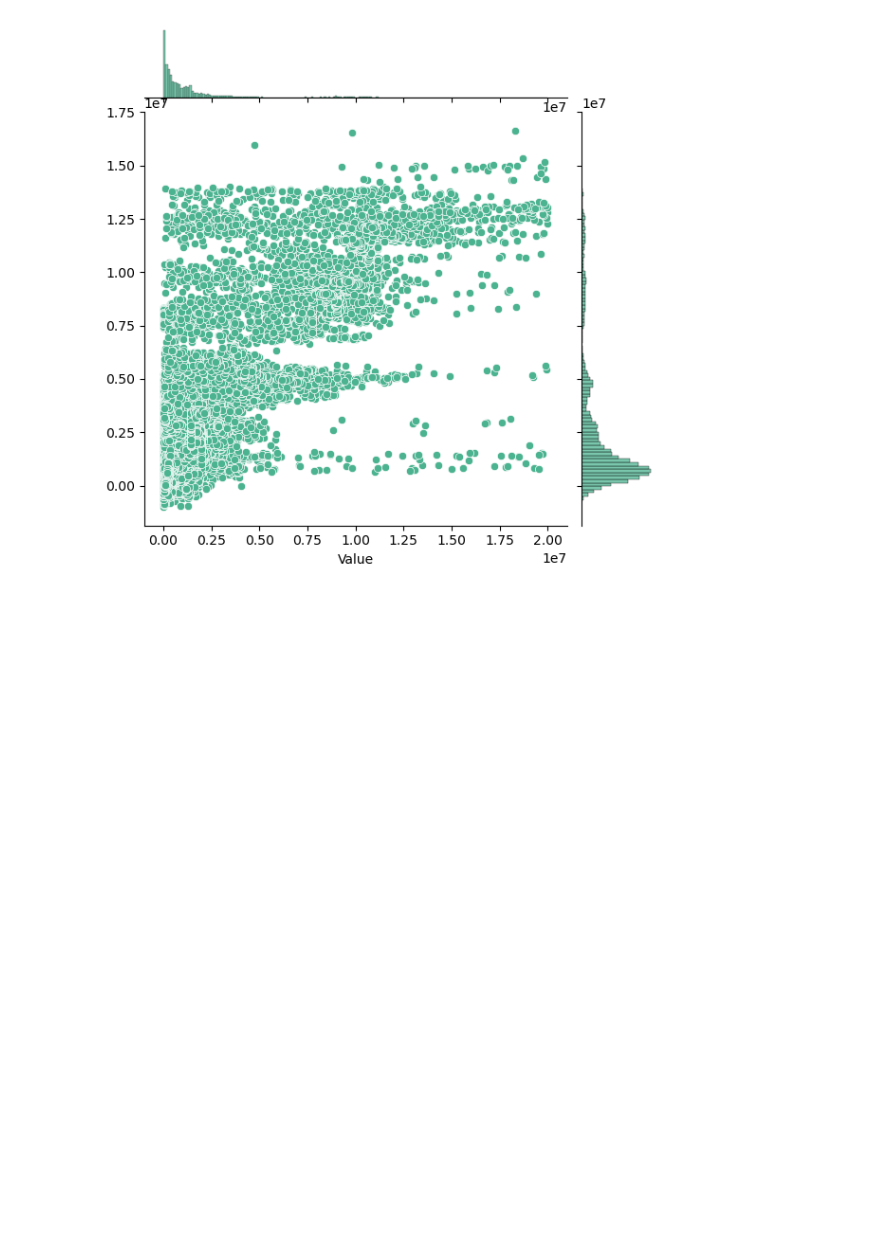
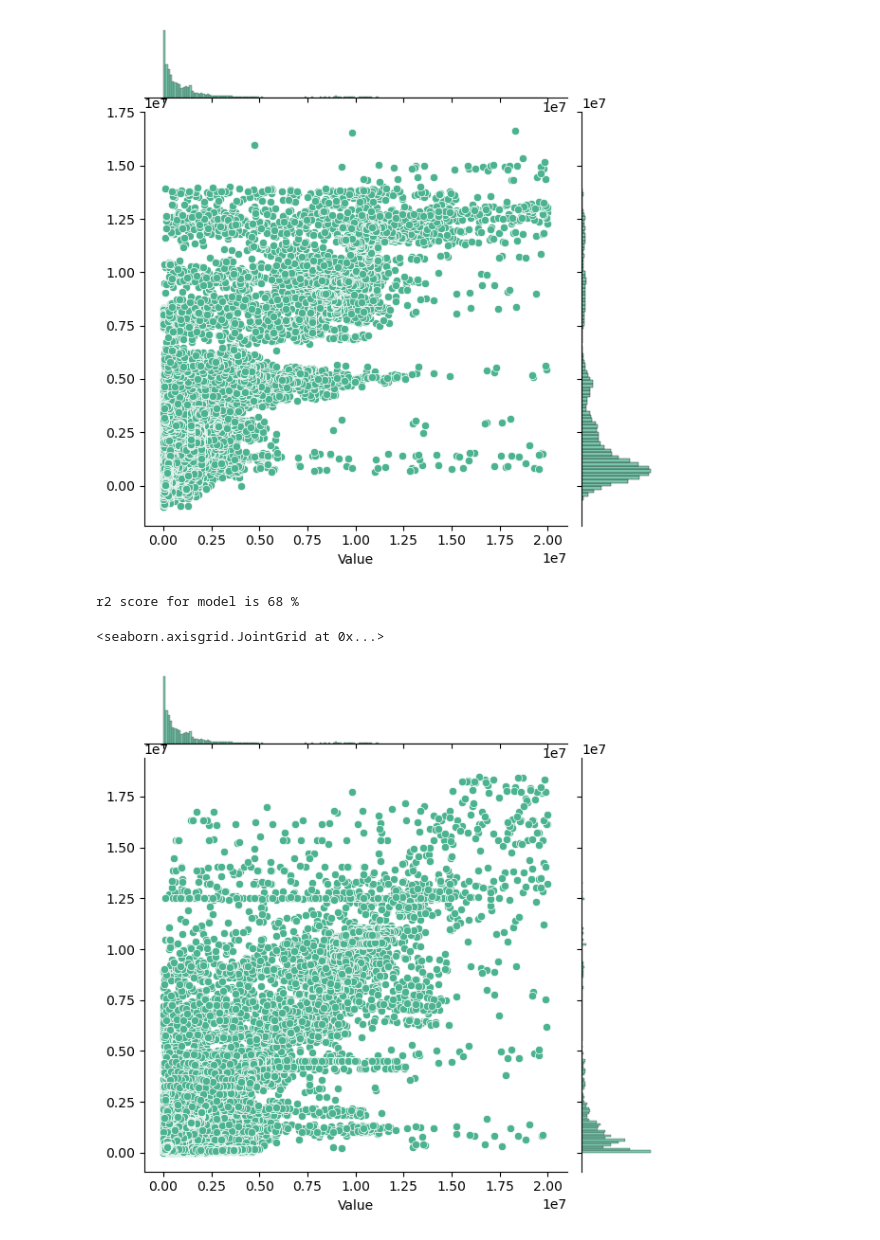
Before and after one commit to quanglv34/power-consumption-prediction, a Jupyter notebook: src/03-predict.ipynb, the cells around one changed output. Cells and saved outputs as stored; diff of their text form; code cells hidden in the pictures; blank space fills up the shorter version.

```diff
--- a/src/03-predict.ipynb
+++ b/src/03-predict.ipynb
@@ -94,3 +93,18 @@ sns.jointplot(x=test_y ,y=pred_y, color="#4CB391")
 # %% [output]
 <seaborn.axisgrid.JointGrid at 0x...>
 [figure]
+# %%
+from sklearn.ensemble import RandomForestRegressor
+linear_model = RandomForestRegressor()
+linear_model.fit(train_x, train_y)
+pred_y = linear_model.predict(test_x)
+# %%
+r2 = r2_score(test_y, pred_y)
+print('r2 score for model is', round(r2 * 100), "%")
+# %% [output]
+r2 score for model is 68 %
+# %%
+sns.jointplot(x=test_y ,y=pred_y, color="#4CB391")
+# %% [output]
+<seaborn.axisgrid.JointGrid at 0x...>
+[figure, added]
```
Also changed, not shown: parts of 2 cells of this notebook, 1 other file.
